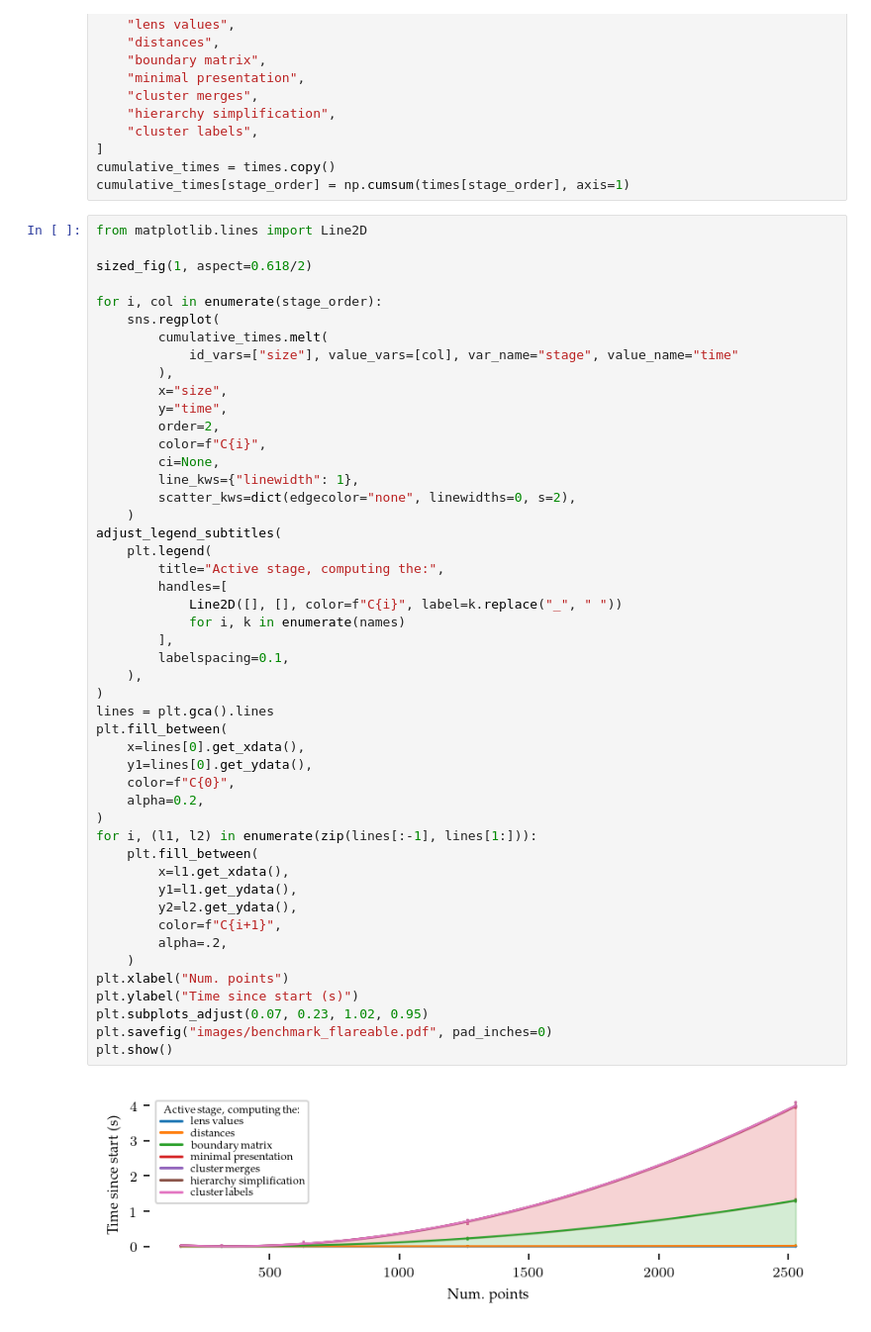
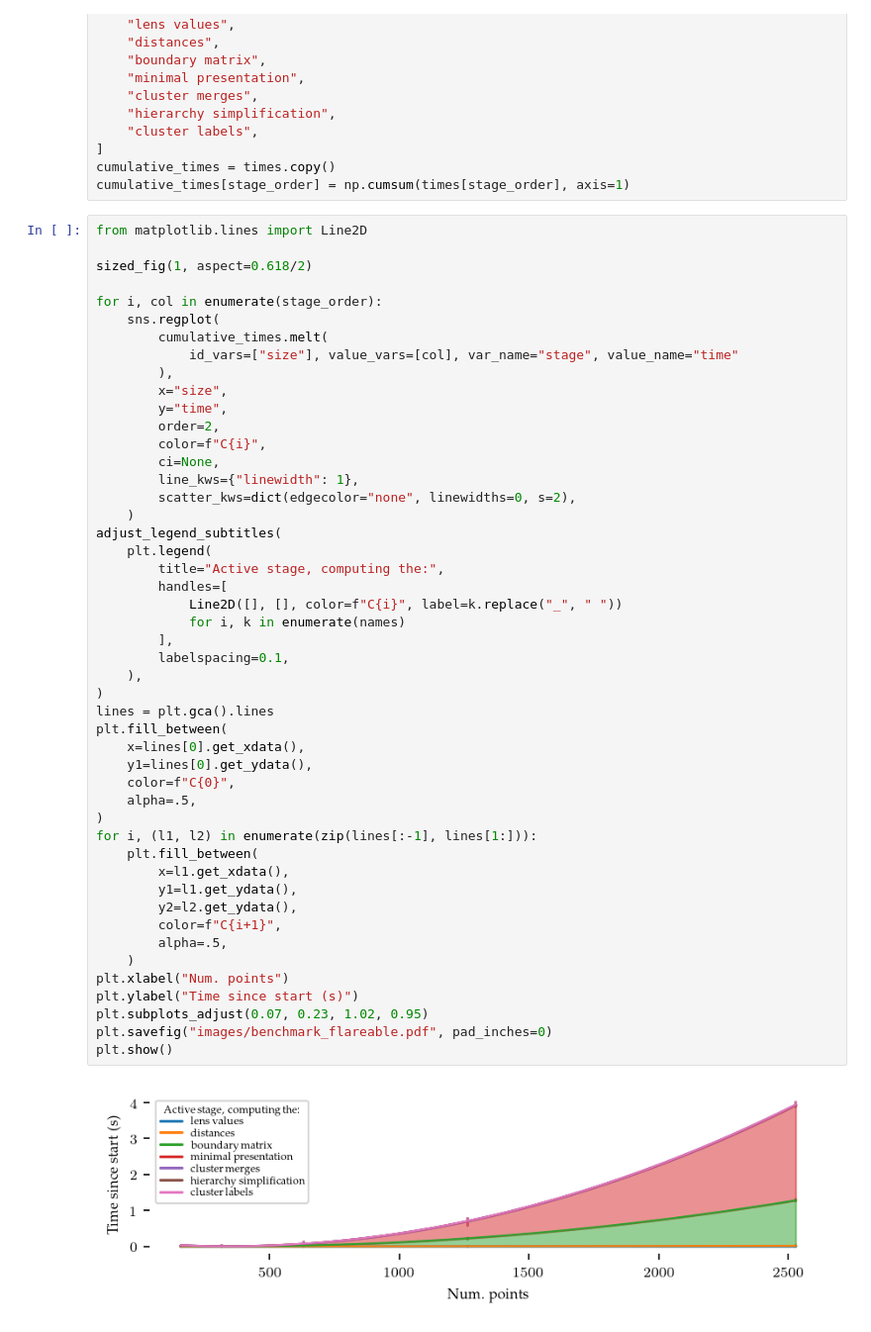
Before and after one commit to vda-lab/biperscan, a Jupyter notebook: notebooks/Compute_Trends.ipynb, the cells around one changed output. Shown at 99% size. Saved outputs shown, nothing was run; the diff lists cells and outputs as text.

```diff
--- a/notebooks/Compute_Trends.ipynb
+++ b/notebooks/Compute_Trends.ipynb
@@ -96,36 +96,36 @@ for i, col in enumerate(stage_order):
     )
 adjust_legend_subtitles(
     plt.legend(
         title="Active stage, computing the:",
         handles=[
             Line2D([], [], color=f"C{i}", label=k.replace("_", " "))
             for i, k in enumerate(names)
         ],
         labelspacing=0.1,
     ),
 )
 lines = plt.gca().lines
 plt.fill_between(
     x=lines[0].get_xdata(),
     y1=lines[0].get_ydata(),
     color=f"C{0}",
-    alpha=0.2,
+    alpha=.5,
 )
 for i, (l1, l2) in enumerate(zip(lines[:-1], lines[1:])):
     plt.fill_between(
         x=l1.get_xdata(),
         y1=l1.get_ydata(),
         y2=l2.get_ydata(),
         color=f"C{i+1}",
-        alpha=.2,
+        alpha=.5,
     )
 plt.xlabel("Num. points")
 plt.ylabel("Time since start (s)")
 plt.subplots_adjust(0.07, 0.23, 1.02, 0.95)
 plt.savefig("images/benchmark_flareable.pdf", pad_inches=0)
 plt.show()
 # %% [output]
-[figure, old version]
+[figure, new version]
 # %%
 totals = cumulative_times[["size", "labels"]]
 xs = totals["size"].to_numpy()
```
Also changed, not shown: parts of 3 cells of this notebook, 1 other file.
